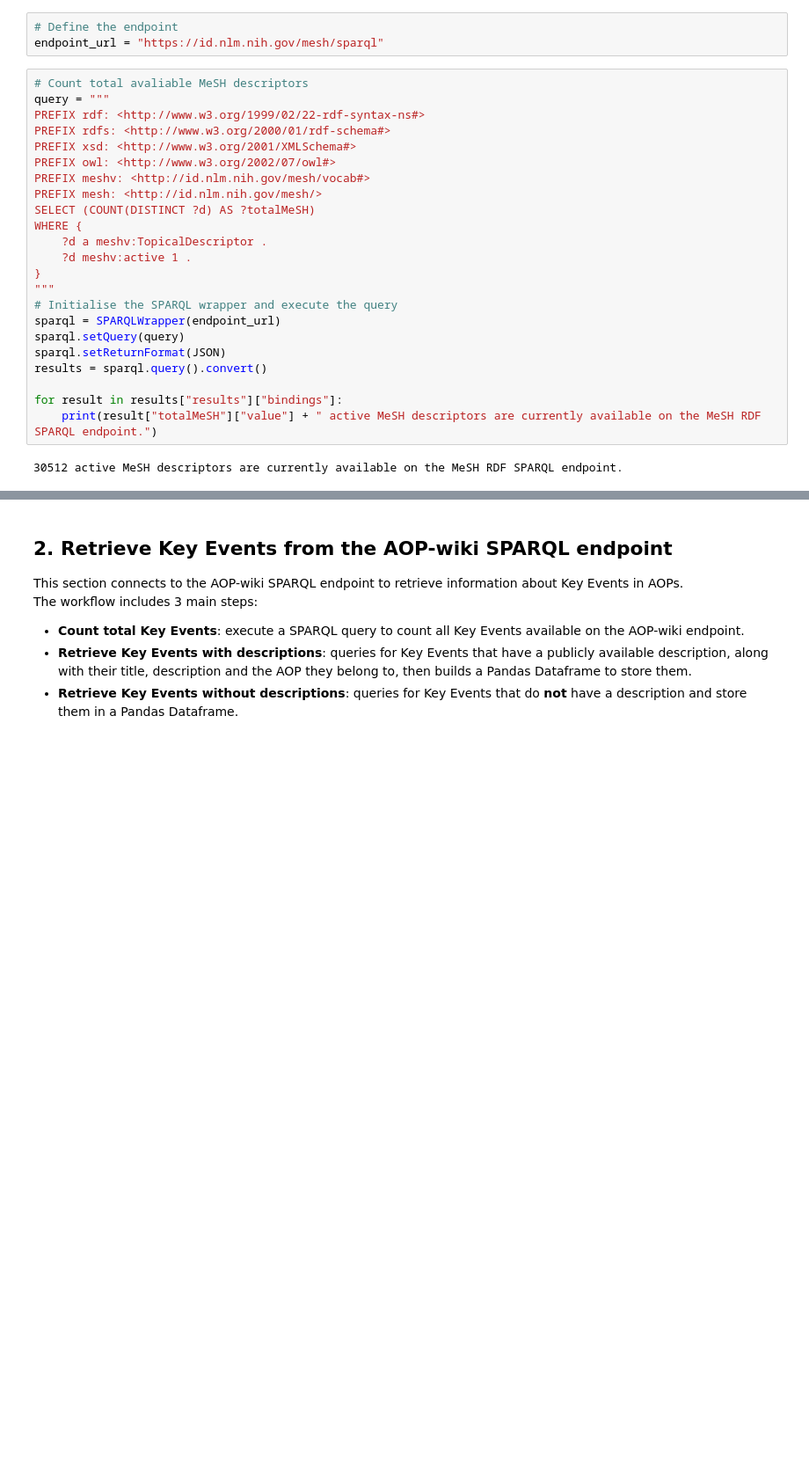
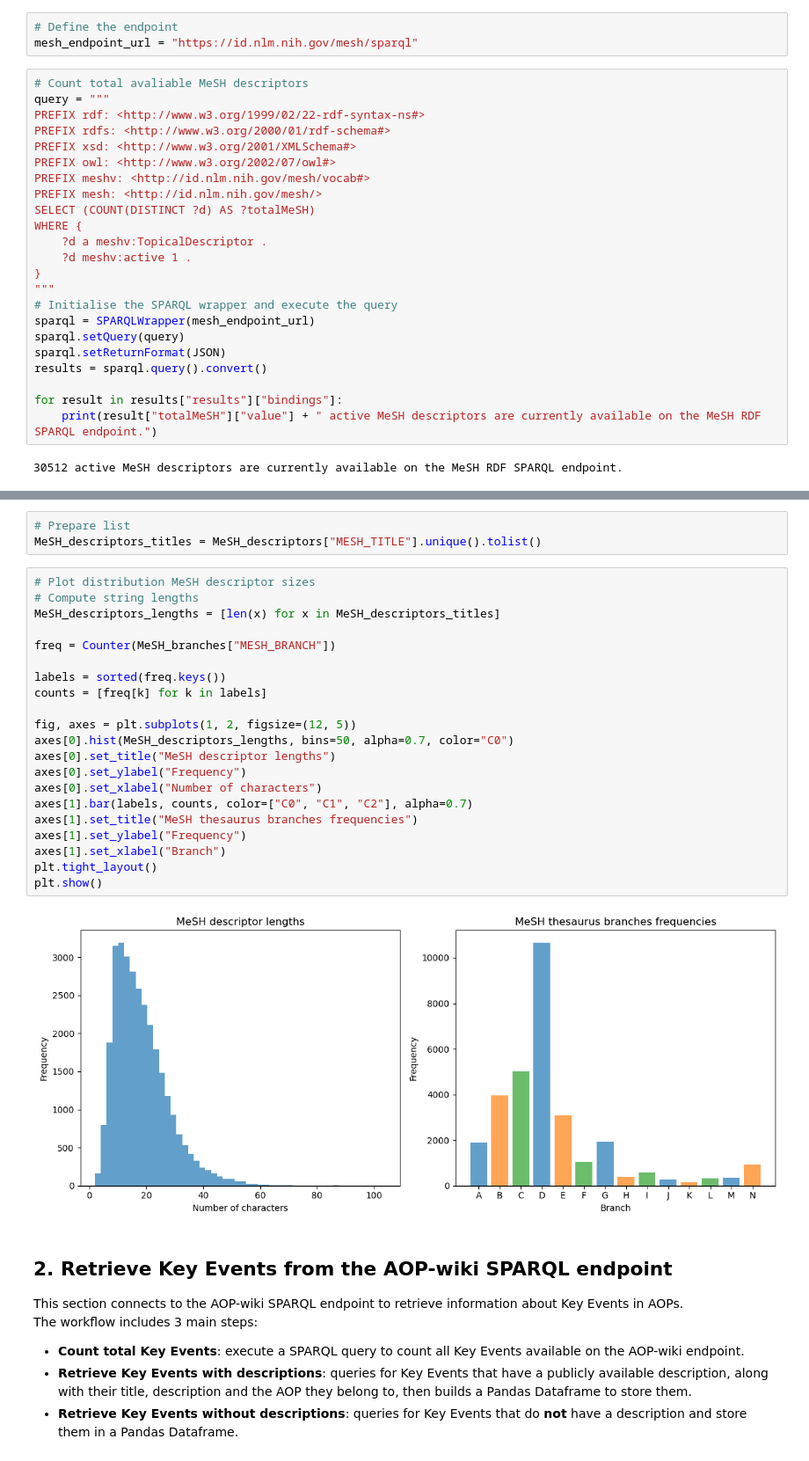
Before and after one commit to mathemei/AOP2MESH, a Jupyter notebook: AOP2MeSH.ipynb, the cells around one changed output, grey strips where cells are left out. Shown at 88% size. Saved outputs shown, nothing was run; the diff lists cells and outputs as text; blank space fills up the shorter version.

```diff
--- a/AOP2MeSH.ipynb
+++ b/AOP2MeSH.ipynb
@@ -59,7 +58,7 @@ import json
 ## 1. Retrieve MeSH descriptors from the MeSH RDF SPARQL endpoint
 # %%
 # Define the endpoint
-endpoint_url = "https://id.nlm.nih.gov/mesh/sparql"
+mesh_endpoint_url = "https://id.nlm.nih.gov/mesh/sparql"
 # %%
 # Count total avaliable MeSH descriptors
 query = """
@@ -76,7 +75,7 @@ WHERE {
 }
 """
 # Initialise the SPARQL wrapper and execute the query
-sparql = SPARQLWrapper(endpoint_url)
+sparql = SPARQLWrapper(mesh_endpoint_url)
 sparql.setQuery(query)
 sparql.setReturnFormat(JSON)
 results = sparql.query().convert()
@@ -123,3 +160,29 @@ MeSH_descriptors = pd.DataFrame(data)
+# %%
+# Prepare list
+MeSH_descriptors_titles = MeSH_descriptors["MESH_TITLE"].unique().tolist()
+# %%
+# Plot distribution MeSH descriptor sizes
+# Compute string lengths
+MeSH_descriptors_lengths = [len(x) for x in MeSH_descriptors_titles]
+
+freq = Counter(MeSH_branches["MESH_BRANCH"])
+
+labels = sorted(freq.keys())
+counts = [freq[k] for k in labels]
+
+fig, axes = plt.subplots(1, 2, figsize=(12, 5))
+axes[0].hist(MeSH_descriptors_lengths, bins=50, alpha=0.7, color="C0")
+axes[0].set_title("MeSH descriptor lengths")
+axes[0].set_ylabel("Frequency")
+axes[0].set_xlabel("Number of characters")
+axes[1].bar(labels, counts, color=["C0", "C1", "C2"], alpha=0.7)
+axes[1].set_title("MeSH thesaurus branches frequencies")
+axes[1].set_ylabel("Frequency")
+axes[1].set_xlabel("Branch")
+plt.tight_layout()
+plt.show()
+# %% [output]
+[figure, added]
 # %% [markdown]
 ## 2. Retrieve Key Events from the AOP-wiki SPARQL endpoint
 
```
Also changed, not shown: parts of 48 cells of this notebook, 2 other files.
